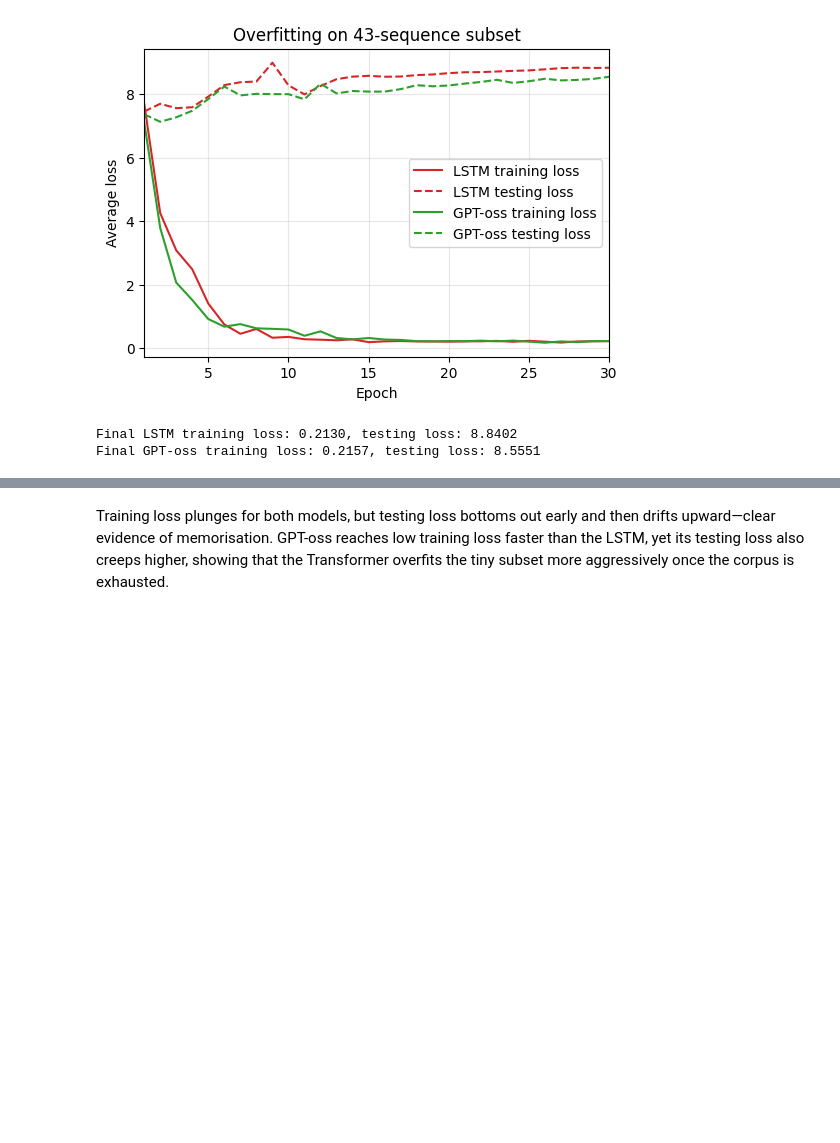
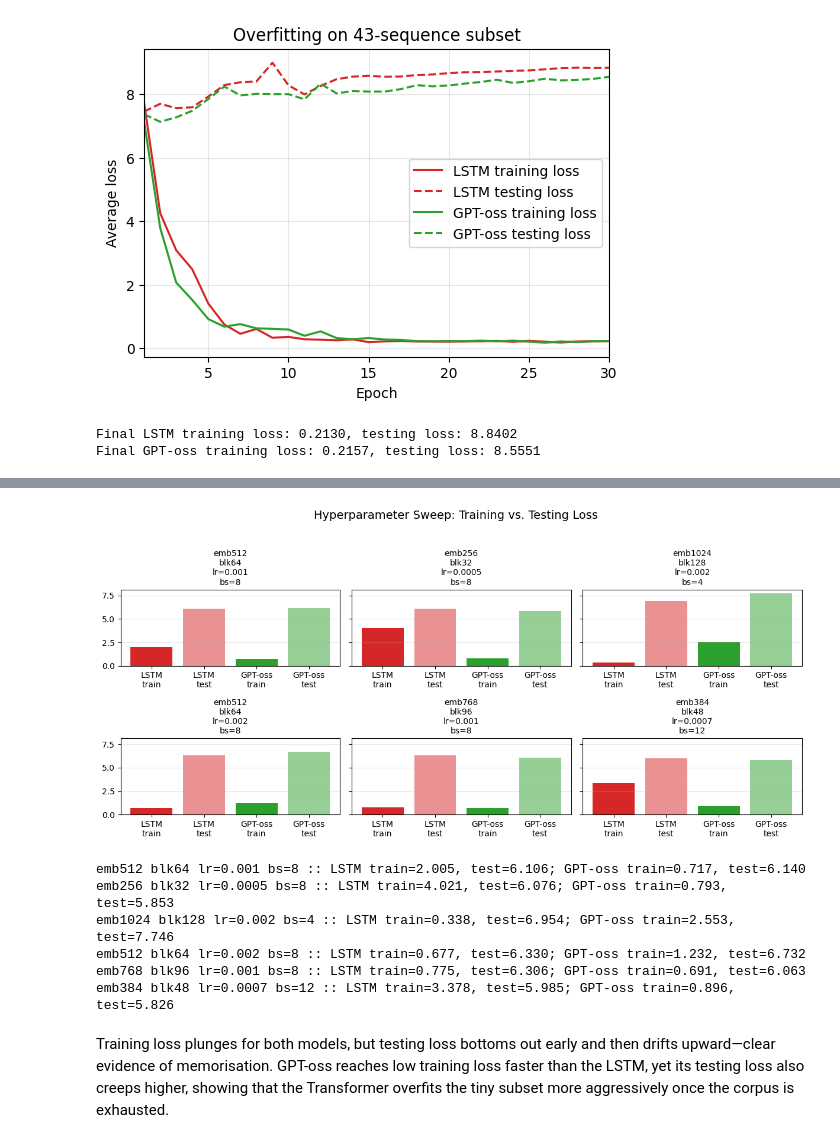
Before and after one commit to ParvaPatel/ml-fall-2025-pic-llm, a Jupyter notebook: pico-llm.ipynb, the cells around one changed output, grey strips where cells are left out. Cells and saved outputs as stored; diff of their text form; code cells hidden in the pictures; blank space fills up the shorter version.

Commit message:
added hyperparameter sweep

```diff
--- a/pico-llm.ipynb
+++ b/pico-llm.ipynb
@@ -333,2 +337,75 @@ Final GPT-oss training loss: 0.2157, testing loss: 8.5551
+# %%
+import numpy as np
+
+hparam_path = Path("artefacts/hparam_sweep.json")
+if not hparam_path.exists():
+    print("Hyperparameter sweep log not found. Run pico-llm.py with --custom_sweep_log artefacts/hparam_sweep.json to populate it.")
+else:
+    entries = json.loads(hparam_path.read_text())
+    if not entries:
+        print("Hyperparameter sweep log is empty.")
+    else:
+        configs = []
+        for entry in entries:
+            hp = entry.get("hyperparameters", {})
+            label = (
+                f"emb{hp.get('embed_size')}\nblk{hp.get('block_size')}\n"
+                f"lr={hp.get('learning_rate')}\nbs={hp.get('batch_size')}"
+            )
+            configs.append(
+                (
+                    label,
+                    entry["model_metrics"]["lstm_seq"]["final_loss"],
+                    entry["model_metrics"]["lstm_seq"].get("final_eval_loss"),
+                    entry["model_metrics"]["transformer_gptoss"]["final_loss"],
+                    entry["model_metrics"]["transformer_gptoss"].get("final_eval_loss"),
+                )
+            )
+
+        # Keep only the first six configs for display
+        configs = configs[:6]
+        rows, cols = 2, 3
+        fig, axes = plt.subplots(rows, cols, figsize=(12, 6), sharey=True)
+        fig.suptitle("Hyperparameter Sweep: Training vs. Testing Loss", fontsize=14)
+
+        for idx, (label, lt, le, tt, te) in enumerate(configs):
+            ax = axes[idx // cols, idx % cols]
+            x = np.arange(4)
+            heights = [lt, le, tt, te]
+            colors = ["tab:red", "tab:red", "tab:green", "tab:green"]
+            alphas = [1.0, 0.5, 1.0, 0.5]
+            for xi, h, c, a in zip(x, heights, colors, alphas):
+                ax.bar(xi, h, color=c, alpha=a)
+            ax.set_xticks(x)
+            ax.set_xticklabels([
+                "LSTM\ntrain",
+                "LSTM\ntest",
+                "GPT-oss\ntrain",
+                "GPT-oss\ntest",
+            ])
+            ax.set_title(label, fontsize=10)
+            ax.grid(True, axis="y", alpha=0.3)
+
+        # Hide unused subplots if fewer than 6 configs
+        total_plots = rows * cols
+        for idx in range(len(configs), total_plots):
+            axes[idx // cols, idx % cols].axis("off")
+
+        fig.tight_layout(rect=[0, 0.03, 1, 0.95])
+        plt.show()
+
+        for label, lt, le, tt, te in configs:
+            print(
+                f"{label.replace(chr(10), ' ')} :: LSTM train={lt:.3f}, test={le:.3f}; "
+                f"GPT-oss train={tt:.3f}, test={te:.3f}"
+            )
+# %% [output]
+[figure, added]
+emb512 blk64 lr=0.001 bs=8 :: LSTM train=2.005, test=6.106; GPT-oss train=0.717, test=6.140
+emb256 blk32 lr=0.0005 bs=8 :: LSTM train=4.021, test=6.076; GPT-oss train=0.793, test=5.853
+emb1024 blk128 lr=0.002 bs=4 :: LSTM train=0.338, test=6.954; GPT-oss train=2.553, test=7.746
+emb512 blk64 lr=0.002 bs=8 :: LSTM train=0.677, test=6.330; GPT-oss train=1.232, test=6.732
+emb768 blk96 lr=0.001 bs=8 :: LSTM train=0.775, test=6.306; GPT-oss train=0.691, test=6.063
+emb384 blk48 lr=0.0007 bs=12 :: LSTM train=3.378, test=5.985; GPT-oss train=0.896, test=5.826
 # %% [markdown]
 Training loss plunges for both models, but testing loss bottoms out early and then drifts upward—clear evidence of memorisation. GPT-oss reaches low training loss faster than the LSTM, yet its testing loss also creeps higher, showing that the Transformer overfits the tiny subset more aggressively once the corpus is exhausted.
```
Also changed, not shown: parts of 1 cell of this notebook, 8 other files.
